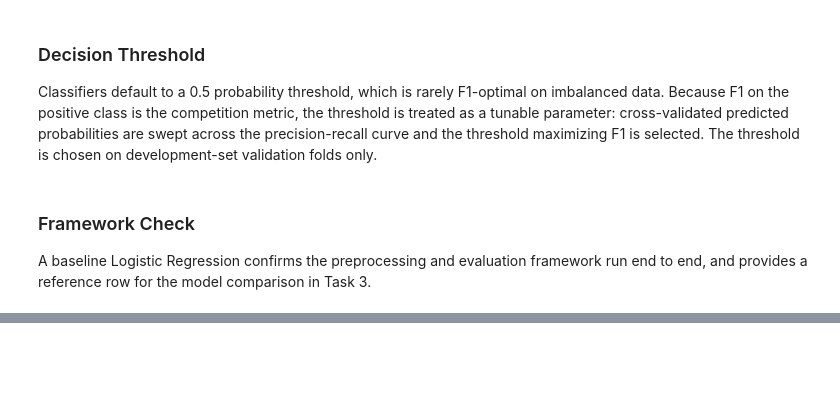
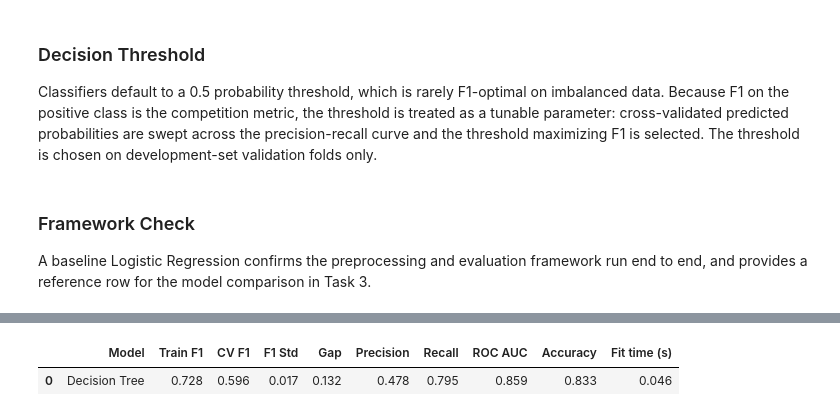
Before and after one commit to Aaryan1524/CAI_4105_2026_Fall_Team_2, a Jupyter notebook: challenge2/challenge2.ipynb, the cells around one changed output, grey strips where cells are left out. Drawn from its saved outputs; the diff is of its cells as text; code cells hidden in the pictures; blank space fills up the shorter version.

Commit message:
Added Decision Tree, Random Forest, and Gradient Boosting models

```diff
--- a/challenge2/challenge2.ipynb
+++ b/challenge2/challenge2.ipynb
@@ -362,0 +373,23 @@ display(pd.DataFrame([tune_threshold("Logistic Regression (baseline)", baseline)
+# %%
+from sklearn.tree import DecisionTreeClassifier
+
+# Create a pipeline that preprocesses the data before training the model.
+decision_tree = Pipeline([
+    ("preprocessor", preprocessor),
+    ("model", DecisionTreeClassifier(
+        max_depth=10,             # Limits tree depth to reduce overfitting.
+        min_samples_split=10,     # Minimum samples required to split a node.
+        min_samples_leaf=5,       # Minimum samples required in each leaf.
+        class_weight="balanced",  # Gives more importance to the minority class.
+        random_state=42           # Ensures reproducible results.
+    ))
+])
+
+# Evaluate the model using the same stratified 5-fold cross-validation.
+dt_results = cv_evaluate("Decision Tree", decision_tree)
+
+# Display the evaluation metrics.
+display(pd.DataFrame([dt_results]).round(3))
+# %% [output]
+|  | Model | Train F1 | CV F1 | F1 Std | Gap | Precision | Recall | ROC AUC | Accuracy | Fit time (s) |
+| 0 | Decision Tree | 0.728 | 0.596 | 0.017 | 0.132 | 0.478 | 0.795 | 0.859 | 0.833 | 0.046 |
```
Also changed, not shown: parts of 7 cells of this notebook.
